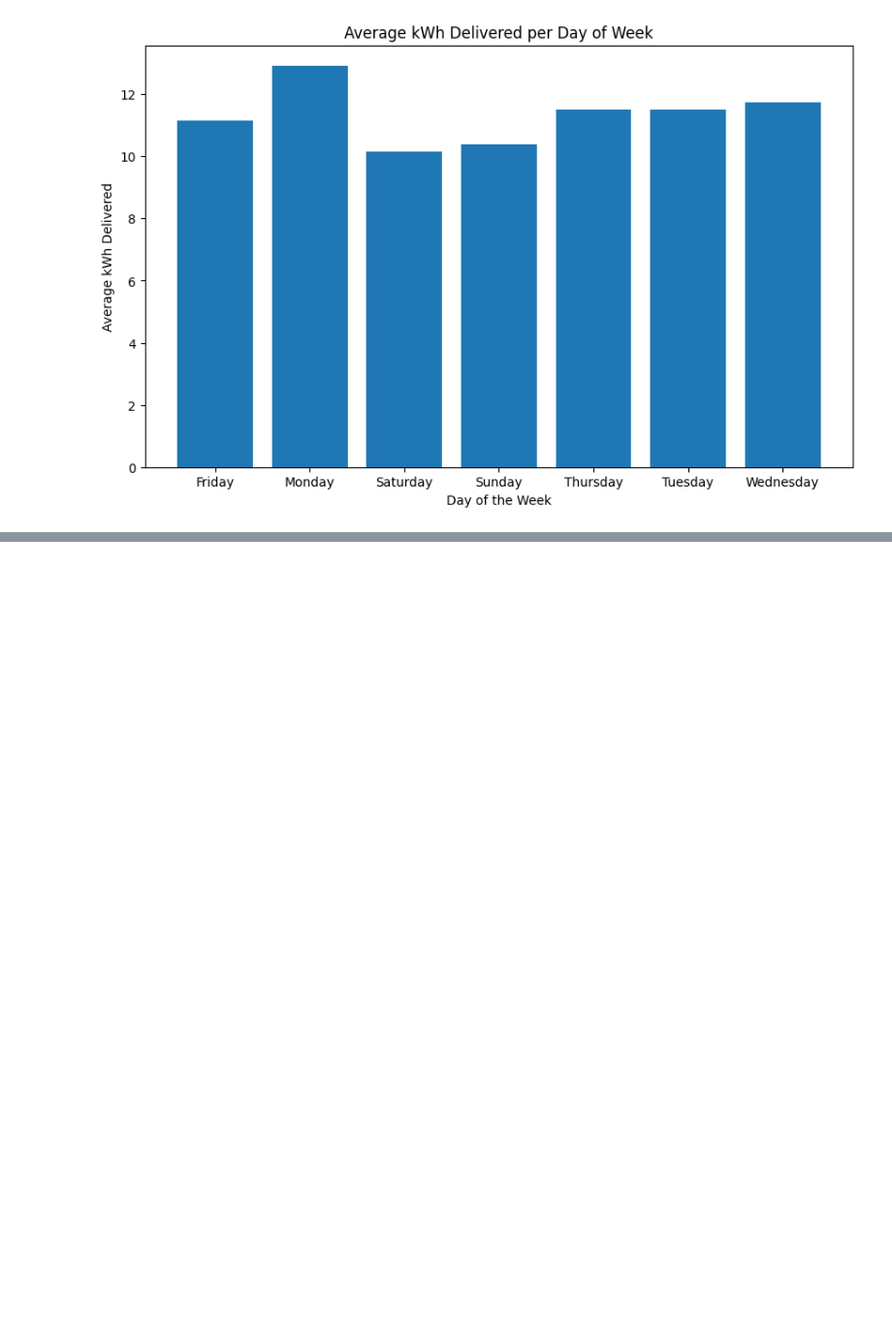
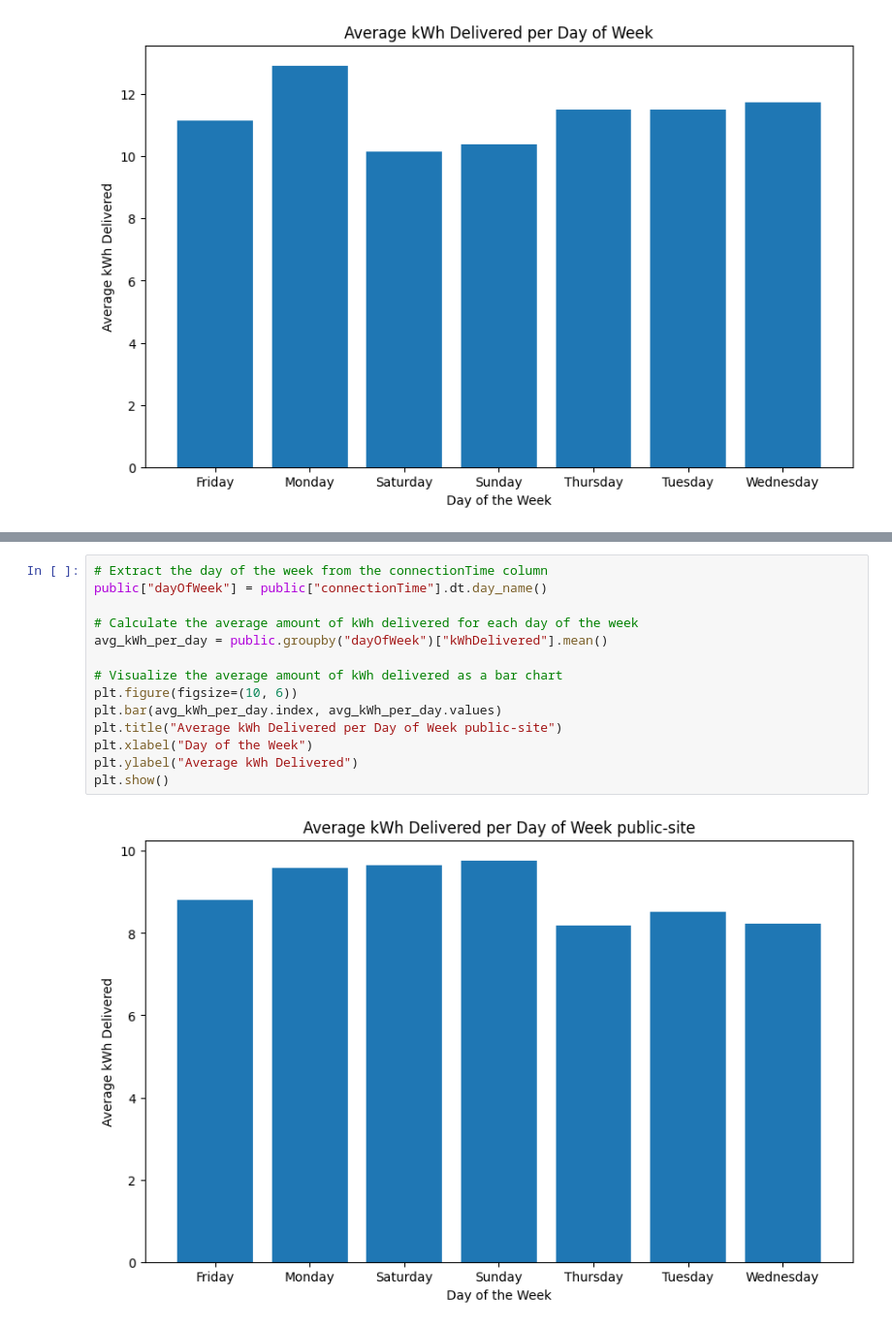
Before and after one commit to AnalyticsAvengers/AA_Project, a Jupyter notebook: 02_Descriptive_Analysis_testing.ipynb, the cells around one changed output, grey strips where cells are left out. Shown at 97% size. Saved outputs shown, nothing was run; the diff lists cells and outputs as text; blank space fills up the shorter version.

```diff
--- a/02_Descriptive_Analysis_testing.ipynb
+++ b/02_Descriptive_Analysis_testing.ipynb
@@ -912,0 +887,16 @@ KeyError: 'kWhDelivered'
+# %%
+# Extract the day of the week from the connectionTime column
+public["dayOfWeek"] = public["connectionTime"].dt.day_name()
+
+# Calculate the average amount of kWh delivered for each day of the week
+avg_kWh_per_day = public.groupby("dayOfWeek")["kWhDelivered"].mean()
+
+# Visualize the average amount of kWh delivered as a bar chart
+plt.figure(figsize=(10, 6))
+plt.bar(avg_kWh_per_day.index, avg_kWh_per_day.values)
+plt.title("Average kWh Delivered per Day of Week public-site")
+plt.xlabel("Day of the Week")
+plt.ylabel("Average kWh Delivered")
+plt.show()
+# %% [output]
+[figure, added]
```
Also changed, not shown: parts of 4 cells of this notebook.
